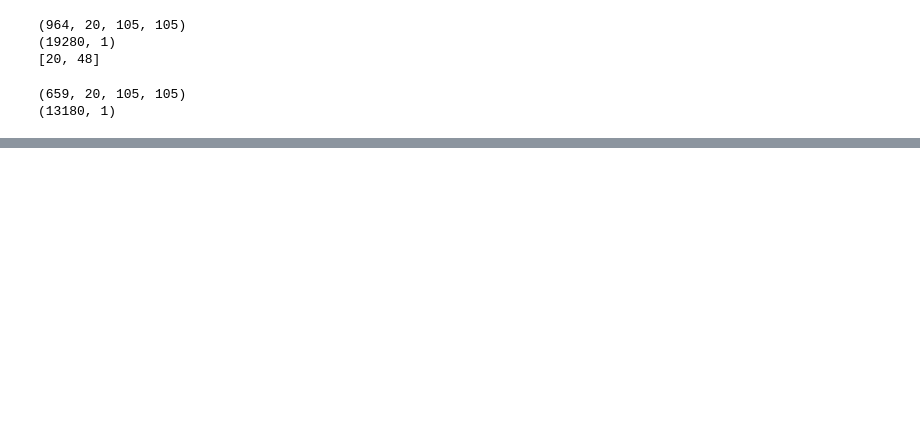
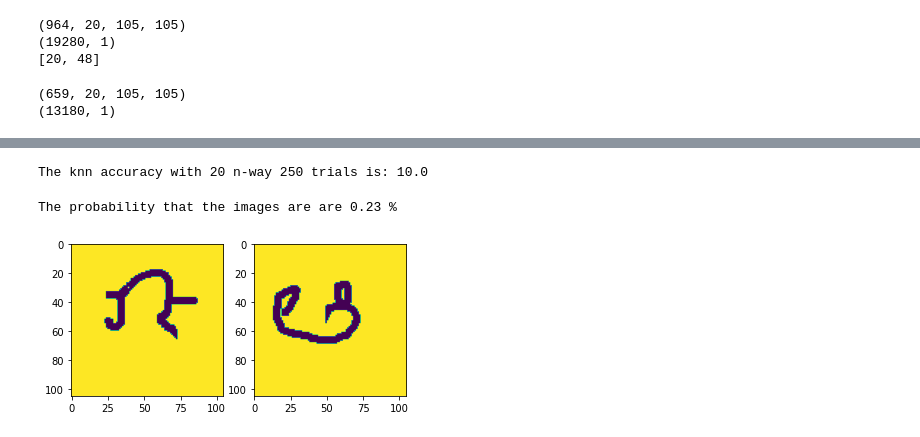
Before and after one commit to mittshah2/One-Shot-Learning, a Jupyter notebook: One_shot_learning.ipynb, the cells around one changed output, grey strips where cells are left out. Saved outputs shown, nothing was run; the diff lists cells and outputs as text; code cells hidden in the pictures; blank space fills up the shorter version.

```diff
--- a/One_shot_learning.ipynb
+++ b/One_shot_learning.ipynb
@@ -298,3 +300,18 @@ def knn_acc(n,k):
       correct=correct+1
 
   return round(100*(correct/float(k)),2)
+# %%
+print('The knn accuracy with 20 n-way 250 trials is:',knn_acc(8,10))
+# %% [output]
+The knn accuracy with 20 n-way 250 trials is: 10.0
+# %%
+pairs,_=get_batch(2,'val')
+preds=model.predict(pairs)
+plt.subplot(1,2,1)
+plt.imshow(pairs[0][0].reshape(105,105))
+plt.subplot(1,2,2)
+plt.imshow(pairs[1][0].reshape(105,105))
+print('The probability that the images are are',round(preds[0][0]*100,2),'%')
+# %% [output]
+The probability that the images are are 0.23 %
+[figure, added]
```
Also changed, not shown: parts of 5 cells of this notebook.
